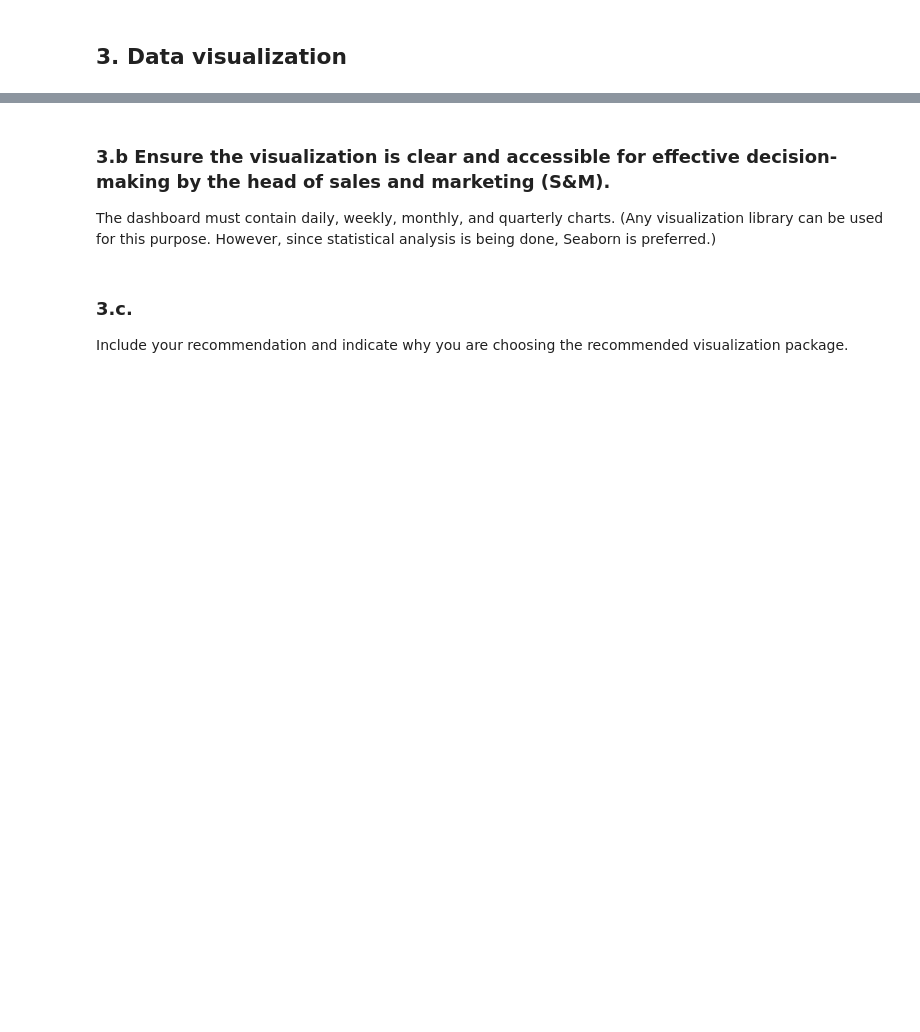
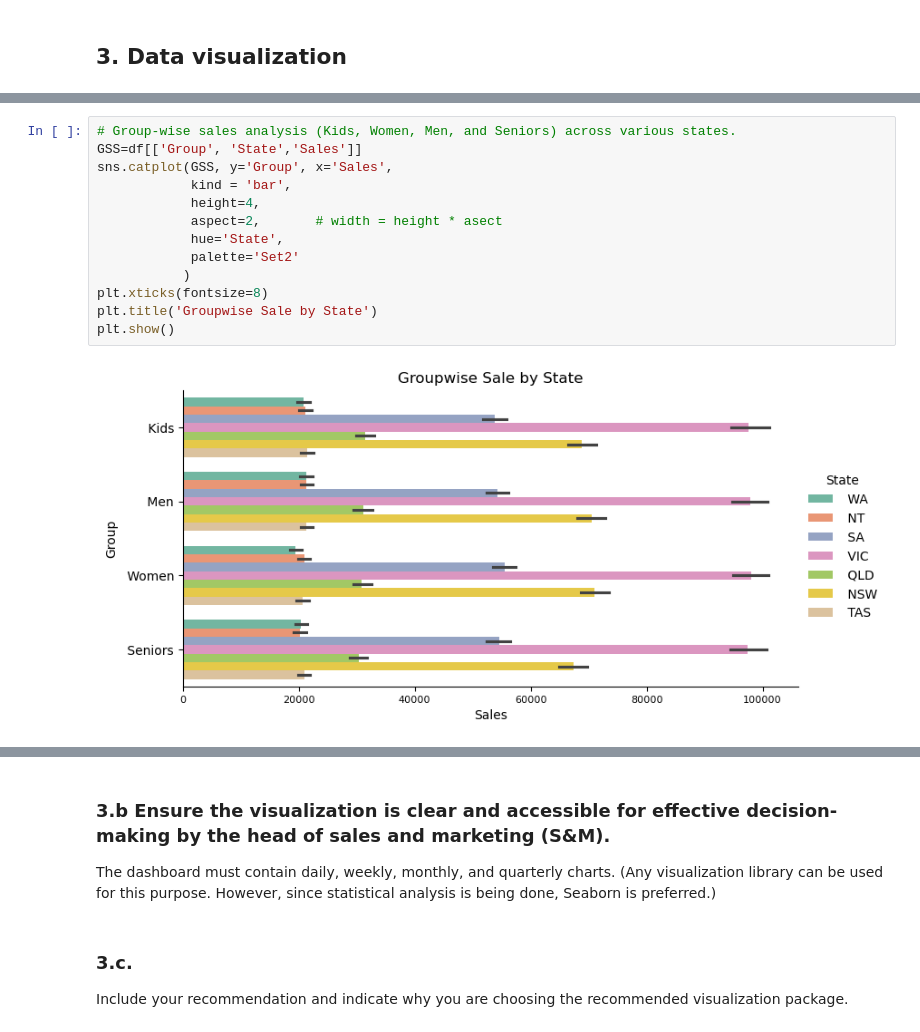
Before and after one commit to ivyshihwork/sl-ds-bootcamp, a Jupyter notebook: 5-PythonAppliedDS/SalesAnalysis/project.ipynb, the cells around one changed output, grey strips where cells are left out. Saved outputs shown, nothing was run; the diff lists cells and outputs as text; blank space fills up the shorter version.

```diff
--- a/5-PythonAppliedDS/SalesAnalysis/project.ipynb
+++ b/5-PythonAppliedDS/SalesAnalysis/project.ipynb
@@ -102,0 +396,15 @@ State-wise sales analysis for different demographic groups (kids, women, men, an
+# %%
+# Group-wise sales analysis (Kids, Women, Men, and Seniors) across various states.
+GSS=df[['Group', 'State','Sales']]
+sns.catplot(GSS, y='Group', x='Sales',
+            kind = 'bar',
+            height=4,
+            aspect=2,       # width = height * asect
+            hue='State',
+            palette='Set2'
+           )
+plt.xticks(fontsize=8)
+plt.title('Groupwise Sale by State')
+plt.show()
+# %% [output]
+[figure, added]
```
Also changed, not shown: parts of 34 cells of this notebook.
